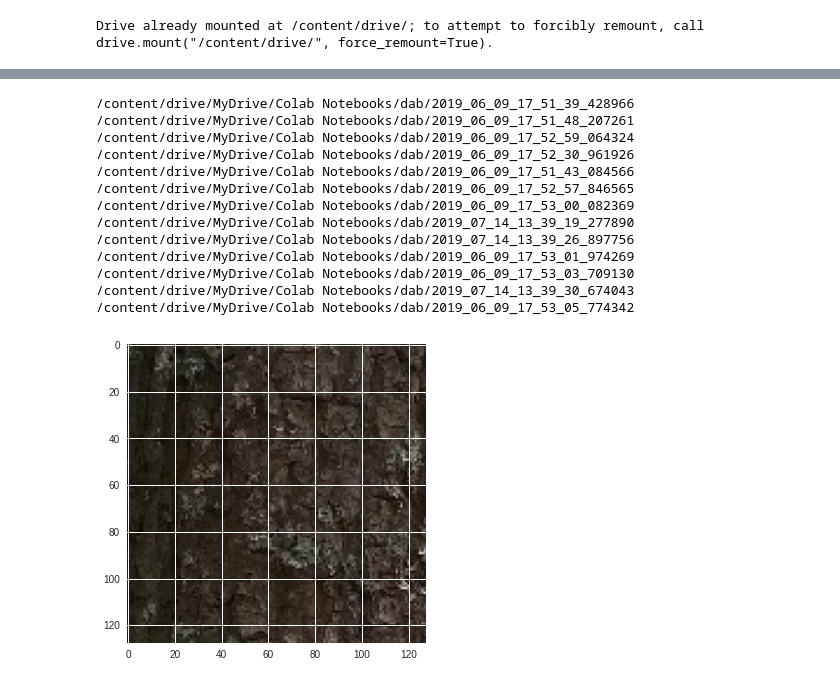
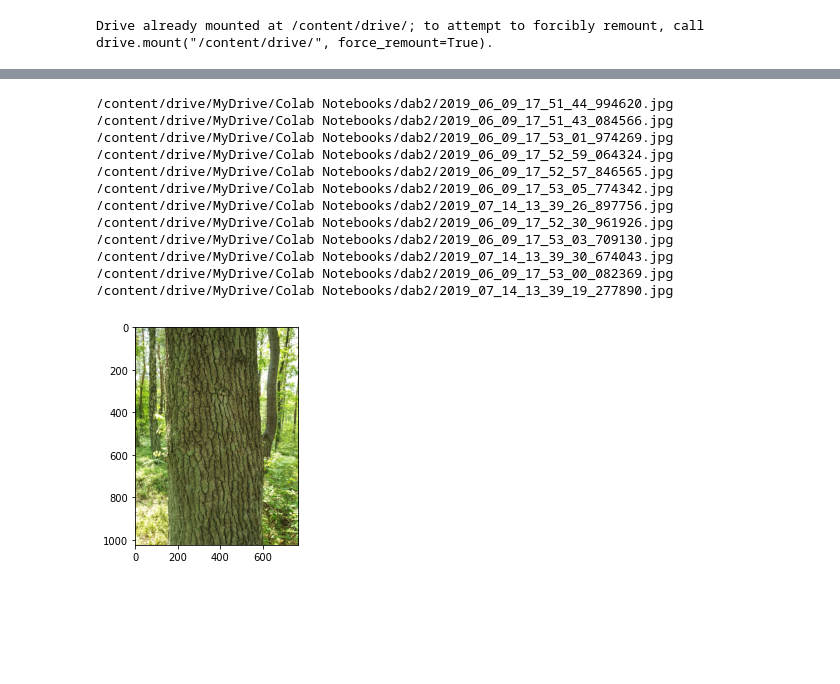
Before and after one commit to BartlomiejGus/BGRepository, a Jupyter notebook: IOB/IOB.ipynb, the cells around one changed output, grey strips where cells are left out. Saved outputs shown, nothing was run; the diff lists cells and outputs as text; code cells hidden in the pictures; blank space fills up the shorter version.

```diff
--- a/IOB/IOB.ipynb
+++ b/IOB/IOB.ipynb
@@ -18,17 +18,9 @@ ilosc_zbior_walidujacy = 0.15
 ilosc_zbior_testowy = 0.15
 # %%
 #Zliczanie zdjec debu
-path_dab = "/content/drive/MyDrive/Colab Notebooks/dab/"
+path_dab = "/content/drive/MyDrive/Colab Notebooks/dab2/"
 
-lista_folderow_dab = os.listdir(path_dab)
-print("Liczba folderow zdjec debu:", len(lista_folderow_dab))
-liczba_zdjec_debow = 0
-
-for a in lista_folderow_dab:
-
-  path_aktualnie_sprawdzany = path_dab + a
-  lista_plikow = os.listdir(path_aktualnie_sprawdzany)
-  liczba_zdjec_debow = liczba_zdjec_debow + len(lista_plikow)
-
-print("Liczba zdjec debu:", liczba_zdjec_debow)
+lista_zdjec_dab = os.listdir(path_dab)
+print("Liczba zdjec debu:", len(lista_zdjec_dab))
+liczba_zdjec_debow = len(lista_zdjec_dab)
 # %% [output]
@@ -189,46 +123,44 @@ plt.show()
 # %%
 #Dodanie do zbioru testowego dab:
 
 dab_zbior_testowy = []
 
-index_ostatniego_folderu_dodanego = lista_folderow_dab.index(aktualny_folder_walidujacy)
+index_ostatniego_pliku_dodanego = lista_zdjec_dab.index(aktualny_plik_walidujacy)
 
 liczba_zdjec_debow_w_zbiorze_testowym = 0
 
-for aktualny_folder_testowy in lista_folderow_dab[index_ostatniego_folderu_dodanego+1:len(lista_folderow_dab)]:
+for aktualny_plik_testowy in lista_zdjec_dab[index_ostatniego_pliku_dodanego+1:len(lista_zdjec_dab)]:
 
-  path_aktualnie_dodawany_folder = path_dab + aktualny_folder_testowy
-  lista_plikow = os.listdir(path_aktualnie_dodawany_folder)
-  print(path_aktualnie_dodawany_folder)
+  path_aktualnie_dodawane_zdjecie = path_dab + aktualny_plik_testowy
+  print(path_aktualnie_dodawane_zdjecie)
+  data = plt.imread(path_aktualnie_dodawane_zdjecie)
+  dab_zbior_testowy.append(data.copy())
 
-  for aktualny_plik_testowy in lista_plikow:
+  liczba_zdjec_debow_w_zbiorze_testowym += 1
 
-    path_aktualnie_dodawne_zdjecie = path_aktualnie_dodawany_folder +"/"+ aktualny_plik_testowy
-    data = plt.imread(path_aktualnie_dodawne_zdjecie)
-    dab_zbior_testowy.append(data.copy())
-
-    liczba_zdjec_debow_w_zbiorze_testowym += 1
+# print("Ostatni dodany folder:", aktualny_folder_uczacy)
+# print("Ostatni dodane zdjecie:",aktualny_plik_uczacy_2)
+# print("Liczba dodanych zdjec do zbioru uczacego:", liczba_zdjec_debow_w_zbiorze_uczacym)
 
 dab_zbior_testowy = np.asarray(dab_zbior_testowy)
 
 #Wyswietlenie przykladowego zdjecia:
 plt.imshow(dab_zbior_testowy[0])
 plt.show()
 # %% [output]
-/content/drive/MyDrive/Colab Notebooks/dab/2019_06_09_17_51_39_428966
-/content/drive/MyDrive/Colab Notebooks/dab/2019_06_09_17_51_48_207261
-/content/drive/MyDrive/Colab Notebooks/dab/2019_06_09_17_52_59_064324
-/content/drive/MyDrive/Colab Notebooks/dab/2019_06_09_17_52_30_961926
-/content/drive/MyDrive/Colab Notebooks/dab/2019_06_09_17_51_43_084566
-/content/drive/MyDrive/Colab Notebooks/dab/2019_06_09_17_52_57_846565
-/content/drive/MyDrive/Colab Notebooks/dab/2019_06_09_17_53_00_082369
-/content/drive/MyDrive/Colab Notebooks/dab/2019_07_14_13_39_19_277890
-/content/drive/MyDrive/Colab Notebooks/dab/2019_07_14_13_39_26_897756
-/content/drive/MyDrive/Colab Notebooks/dab/2019_06_09_17_53_01_974269
-/content/drive/MyDrive/Colab Notebooks/dab/2019_06_09_17_53_03_709130
-/content/drive/MyDrive/Colab Notebooks/dab/2019_07_14_13_39_30_674043
-/content/drive/MyDrive/Colab Notebooks/dab/2019_06_09_17_53_05_774342
+/content/drive/MyDrive/Colab Notebooks/dab2/2019_06_09_17_51_44_994620.jpg
+/content/drive/MyDrive/Colab Notebooks/dab2/2019_06_09_17_51_43_084566.jpg
+/content/drive/MyDrive/Colab Notebooks/dab2/2019_06_09_17_53_01_974269.jpg
+/content/drive/MyDrive/Colab Notebooks/dab2/2019_06_09_17_52_59_064324.jpg
+/content/drive/MyDrive/Colab Notebooks/dab2/2019_06_09_17_52_57_846565.jpg
+/content/drive/MyDrive/Colab Notebooks/dab2/2019_06_09_17_53_05_774342.jpg
+/content/drive/MyDrive/Colab Notebooks/dab2/2019_07_14_13_39_26_897756.jpg
+/content/drive/MyDrive/Colab Notebooks/dab2/2019_06_09_17_52_30_961926.jpg
+/content/drive/MyDrive/Colab Notebooks/dab2/2019_06_09_17_53_03_709130.jpg
+/content/drive/MyDrive/Colab Notebooks/dab2/2019_07_14_13_39_30_674043.jpg
+/content/drive/MyDrive/Colab Notebooks/dab2/2019_06_09_17_53_00_082369.jpg
+/content/drive/MyDrive/Colab Notebooks/dab2/2019_07_14_13_39_19_277890.jpg
-[figure, old version]
+[figure, new version]
 # %%
 # Faktyczny podzial dab
 
```
Also changed, not shown: parts of 18 cells of this notebook, 2 other files.
